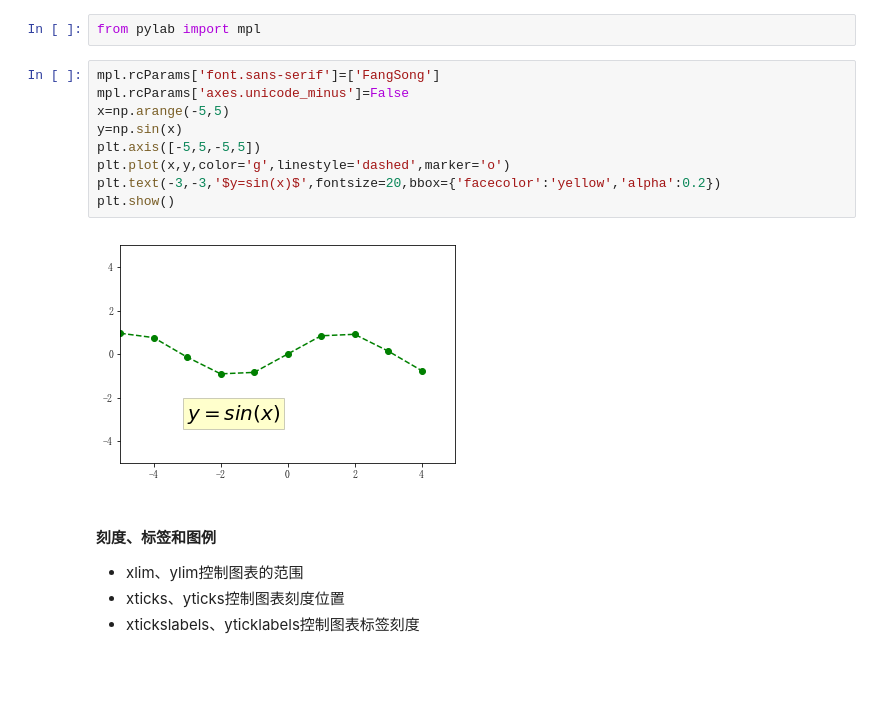
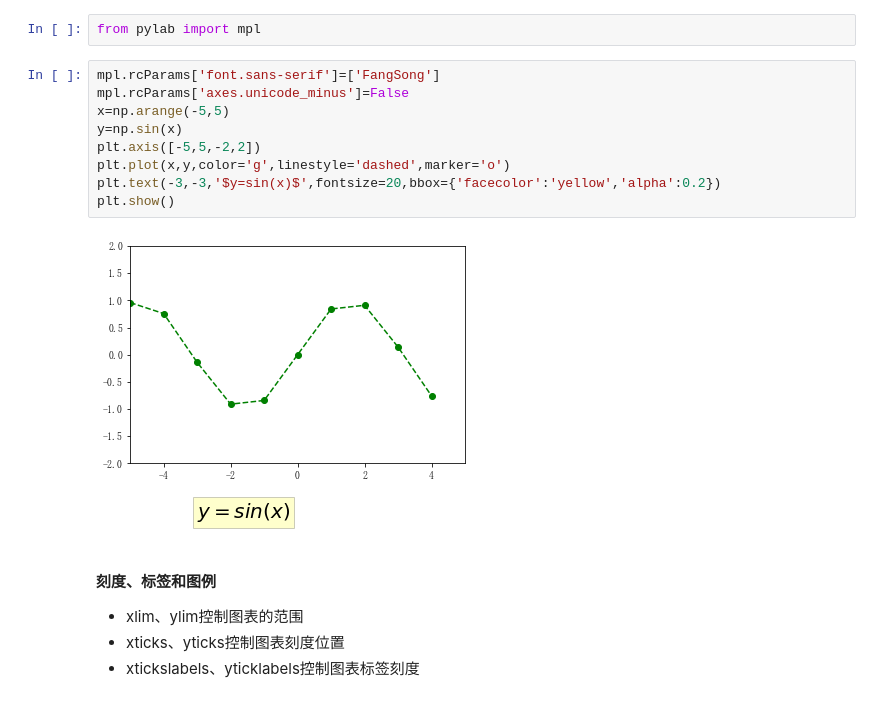
Before and after one commit to FrankProL/aPython, a Jupyter notebook: matplotlib.ipynb, the cells around one changed output. Cells and saved outputs as stored; diff of their text form; blank space fills up the shorter version.

```diff
--- a/matplotlib.ipynb
+++ b/matplotlib.ipynb
@@ -160,14 +162,14 @@ from pylab import mpl
 # %%
 mpl.rcParams['font.sans-serif']=['FangSong']
 mpl.rcParams['axes.unicode_minus']=False
 x=np.arange(-5,5)
 y=np.sin(x)
-plt.axis([-5,5,-5,5])
+plt.axis([-5,5,-2,2])
 plt.plot(x,y,color='g',linestyle='dashed',marker='o')
 plt.text(-3,-3,'$y=sin(x)$',fontsize=20,bbox={'facecolor':'yellow','alpha':0.2})
 plt.show()
 # %% [output]
-[figure, old version]
+[figure, new version]
 # %% [markdown]
 #### 刻度、标签和图例
 * xlim、ylim控制图表的范围
```
Also changed, not shown: parts of 5 cells of this notebook, 5 other files.
